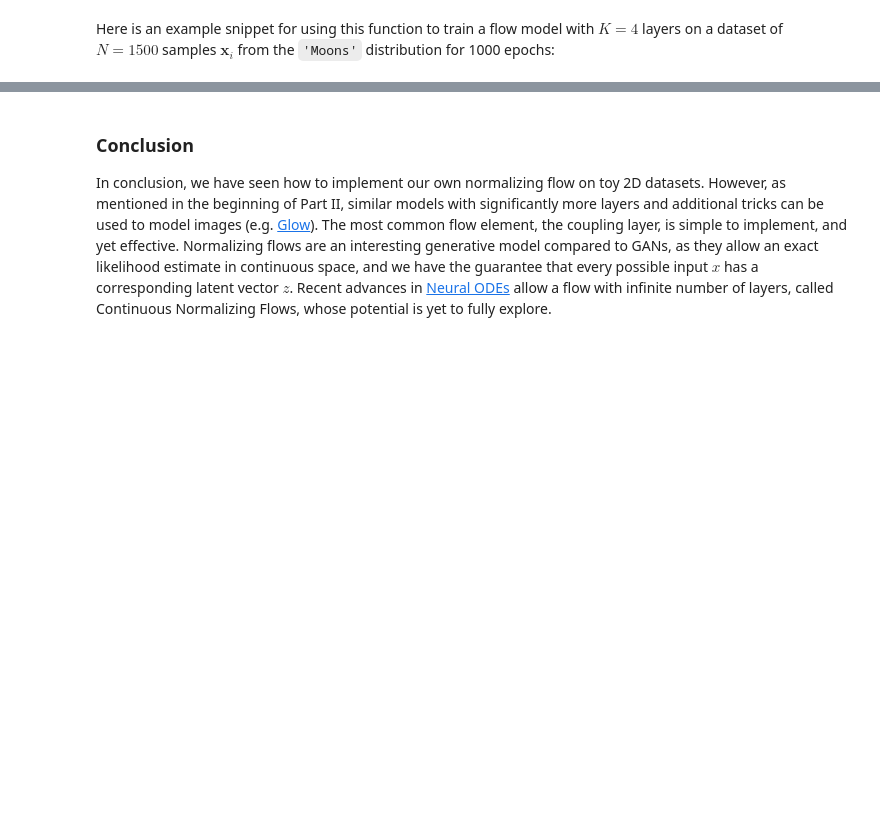
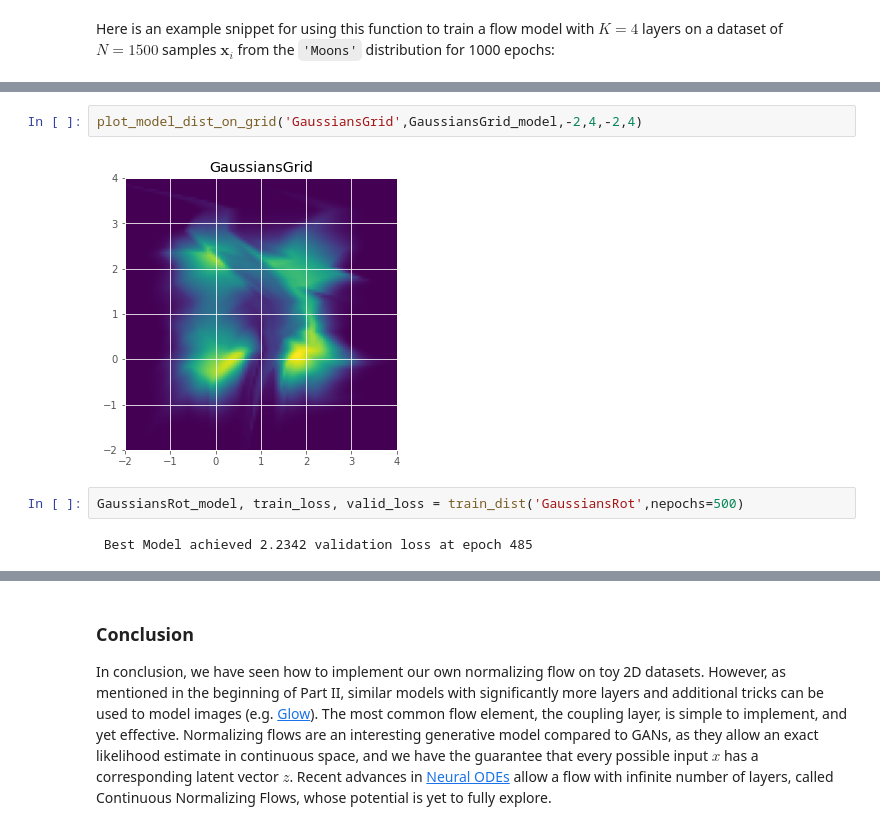
Before and after one commit to adidigit/statistical_methods_in_ip, a Jupyter notebook: HW1/Spring2022_KDE_NormalizingFlows.ipynb, the cells around one changed output, grey strips where cells are left out. Drawn from its saved outputs; the diff is of its cells as text; blank space fills up the shorter version.

```diff
--- a/HW1/Spring2022_KDE_NormalizingFlows.ipynb
+++ b/HW1/Spring2022_KDE_NormalizingFlows.ipynb
@@ -742,0 +546,8 @@ Implementation tips:
+# %%
+plot_model_dist_on_grid('GaussiansGrid',GaussiansGrid_model,-2,4,-2,4)
+# %% [output]
+[figure, added]
+# %%
+GaussiansRot_model, train_loss, valid_loss = train_dist('GaussiansRot',nepochs=500)
+# %% [output]
+ Best Model achieved 2.2342 validation loss at epoch 485
```
Also changed, not shown: parts of 35 cells of this notebook, 1 other file.
